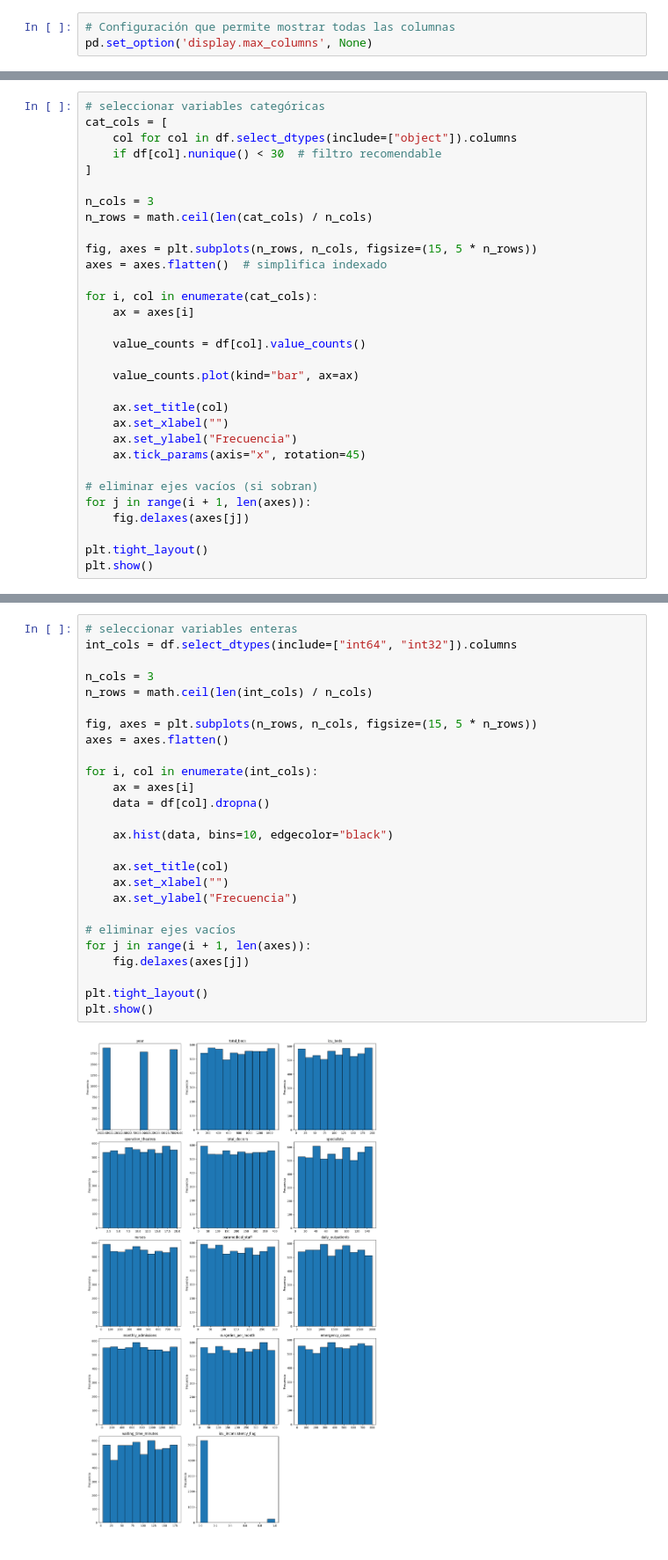
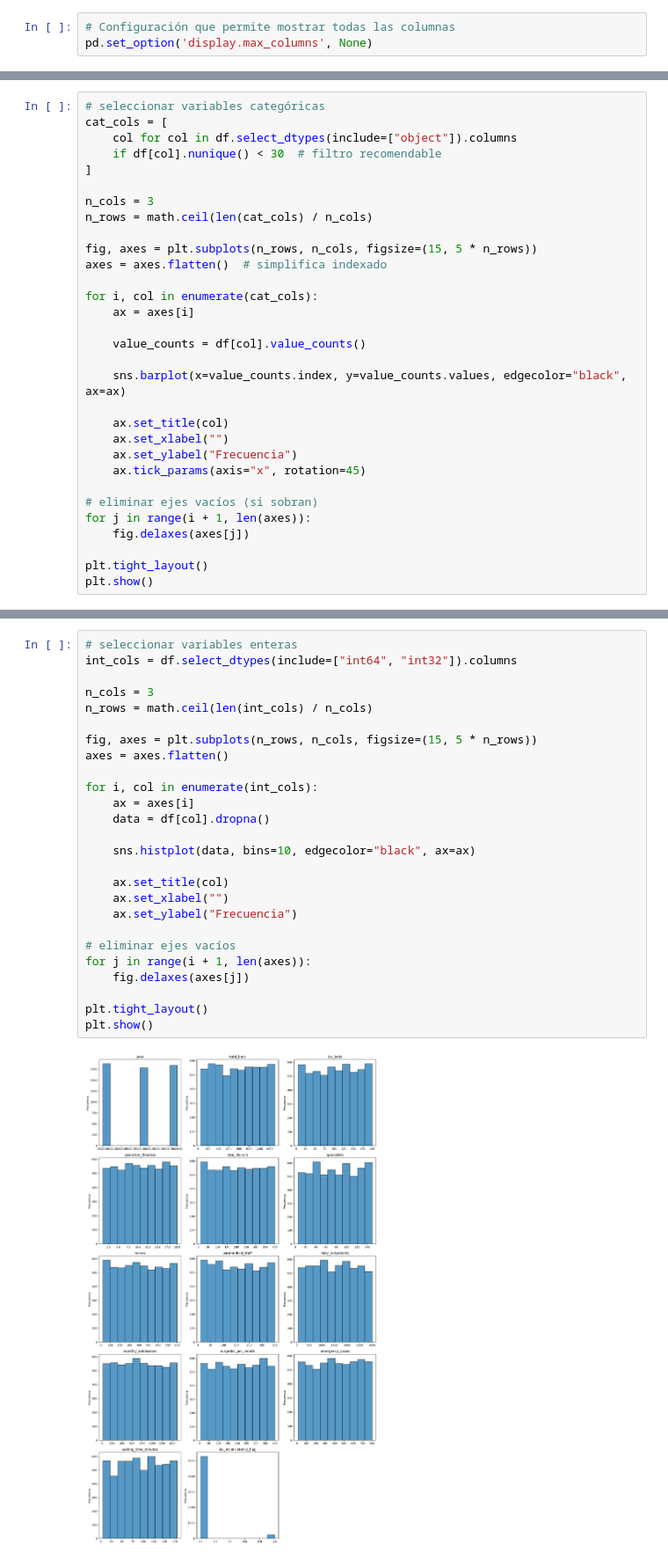
Before and after one commit to valentinarias-dtsc/hospital_performance_analysis, a Jupyter notebook: Notebooks/EDA2.ipynb, the cells around one changed output, grey strips where cells are left out. Shown at 88% size. Drawn from its saved outputs; the diff is of its cells as text.

```diff
--- a/Notebooks/EDA2.ipynb
+++ b/Notebooks/EDA2.ipynb
@@ -87,7 +87,7 @@ for i, col in enumerate(cat_cols):
 
     value_counts = df[col].value_counts()
 
-    value_counts.plot(kind="bar", ax=ax)
+    sns.barplot(x=value_counts.index, y=value_counts.values, edgecolor="black", ax=ax)
 
     ax.set_title(col)
     ax.set_xlabel("")
@@ -105,31 +105,31 @@ plt.show()
 # %%
 # seleccionar variables enteras
 int_cols = df.select_dtypes(include=["int64", "int32"]).columns
 
 n_cols = 3
 n_rows = math.ceil(len(int_cols) / n_cols)
 
 fig, axes = plt.subplots(n_rows, n_cols, figsize=(15, 5 * n_rows))
 axes = axes.flatten()
 
 for i, col in enumerate(int_cols):
     ax = axes[i]
     data = df[col].dropna()
 
-    ax.hist(data, bins=10, edgecolor="black")
+    sns.histplot(data, bins=10, edgecolor="black", ax=ax)
 
     ax.set_title(col)
     ax.set_xlabel("")
     ax.set_ylabel("Frecuencia")
 
 # eliminar ejes vacíos
 for j in range(i + 1, len(axes)):
     fig.delaxes(axes[j])
 
 plt.tight_layout()
 plt.show()
 # %% [output]
-[figure, old version]
+[figure, new version]
 # %%
 # seleccionar variables continuas (float)
 float_cols = df.select_dtypes(include=["float64", "float32"]).columns
```
Also changed, not shown: parts of 2 cells of this notebook.
